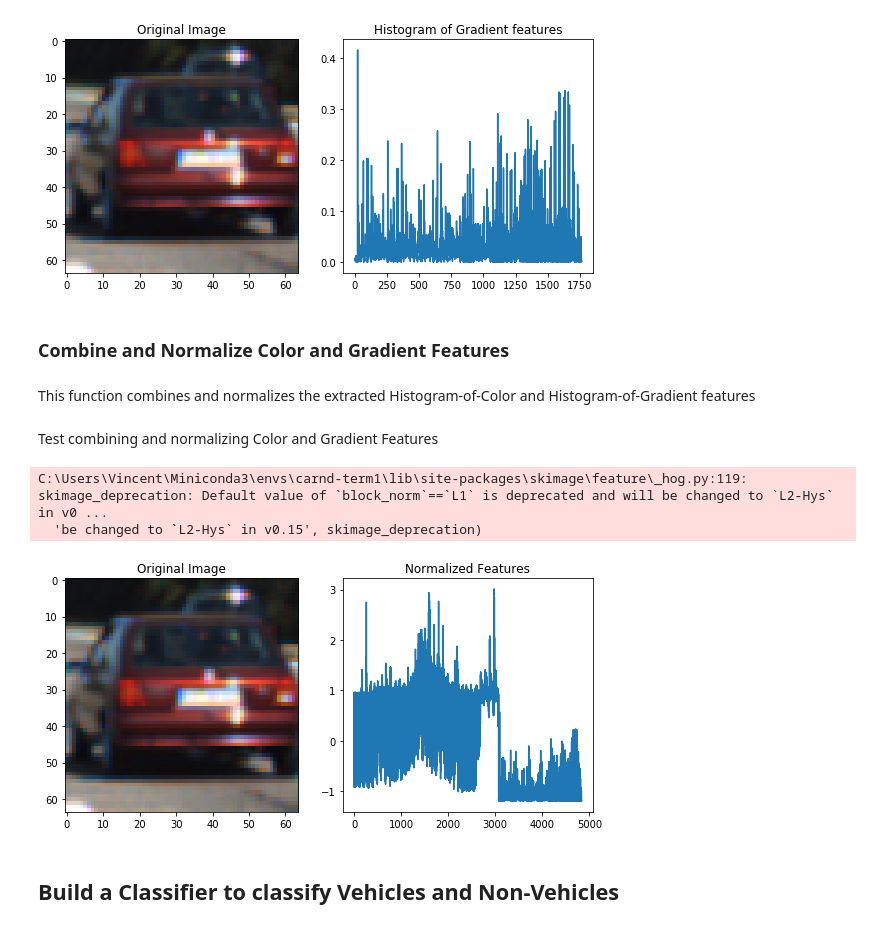
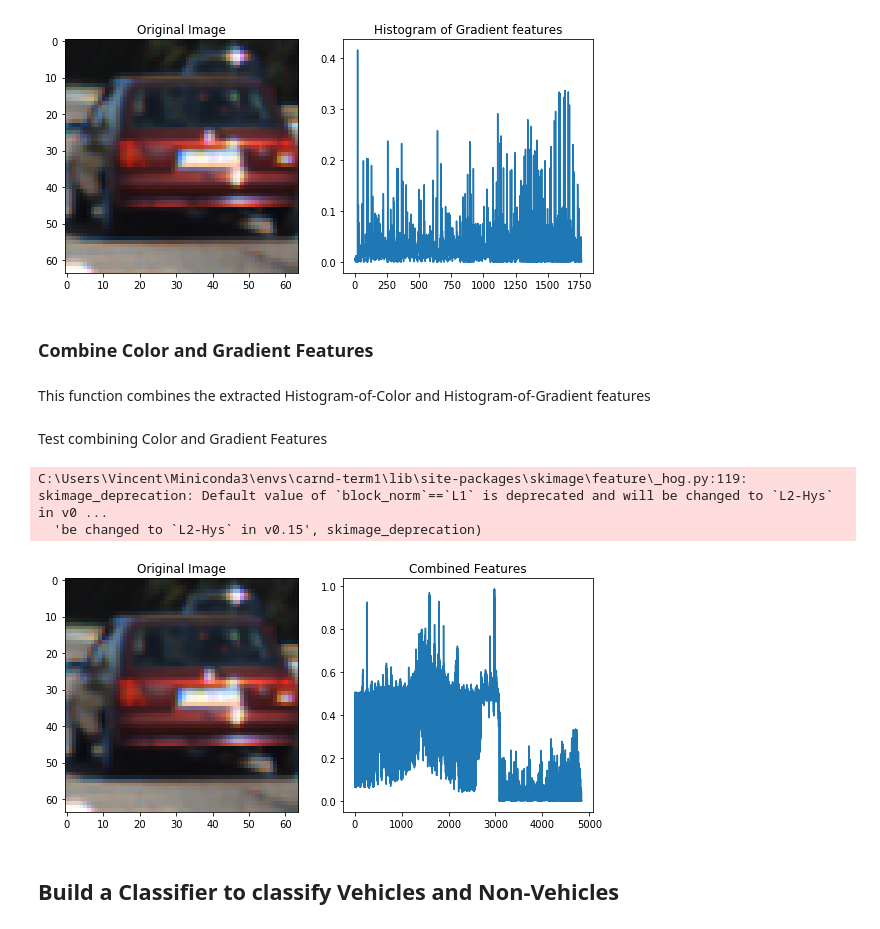
Before and after one commit to vinny-palumbo/AutonomousCars-VehicleDetection, a Jupyter notebook: pipeline.ipynb, the cells around one changed output. Cells and saved outputs as stored; diff of their text form; code cells hidden in the pictures.

```diff
--- a/pipeline.ipynb
+++ b/pipeline.ipynb
@@ -182,47 +182,39 @@ fig.tight_layout()
 # %% [output]
 [figure]
 # %% [markdown]
-### Combine and Normalize Color and Gradient Features
+### Combine Color and Gradient Features
 # %% [markdown]
-This function combines and normalizes the extracted Histogram-of-Color and Histogram-of-Gradient features
+This function combines the extracted Histogram-of-Color and Histogram-of-Gradient features
 # %%
 from sklearn.preprocessing import StandardScaler
 
-def combine_normalize_features(img, color_space, size, gray, orient, pix_per_cell, cell_per_block):
+def combine_features(img, color_space, size, gray, orient, pix_per_cell, cell_per_block):
     features_color = get_hoc_features(img, color_space, size)
     features_gradient = get_hog_features(gray, orient, pix_per_cell, cell_per_block, vis=False, feature_vec=True)
 
     # Create a list of feature vectors
     feature_list = np.concatenate((features_color, features_gradient))
 
-    # Create an array stack, NOTE: StandardScaler() expects np.float64
-    X = np.vstack(feature_list).astype(np.float64)
-
-    # Fit a per-column scaler
-    X_scaler = StandardScaler().fit(X)
-    # Apply the scaler to X
-    scaled_X = X_scaler.transform(X)
-
-    return scaled_X
+    return feature_list
 # %% [markdown]
-Test combining and normalizing Color and Gradient Features
+Test combining Color and Gradient Features
 # %%
-test_features_combined_normalized = combine_normalize_features(test_vehicle_image, test_color_space, test_size,
+test_features_combined = combine_features(test_vehicle_image, test_color_space, test_size,
                              test_gray, test_orient, test_pix_per_cell, test_cell_per_block)
 
-# Plot an example of raw and scaled features
+# Plot an example of raw and combined color and gradient features
 fig = plt.figure(figsize=(12,4))
 plt.subplot(131)
 plt.imshow(test_vehicle_image)
 plt.title('Original Image')
 plt.subplot(132)
-plt.plot(test_features_combined_normalized)
-plt.title('Normalized Features')
+plt.plot(test_features_combined)
+plt.title('Combined Features')
 fig.tight_layout()
 # %% [output]
 C:\Users\Vincent\Miniconda3\envs\carnd-term1\lib\site-packages\skimage\feature\_hog.py:119: skimage_deprecation: Default value of `block_norm`==`L1` is deprecated and will be changed to `L2-Hys` in v0 ...
   'be changed to `L2-Hys` in v0.15', skimage_deprecation)
-[figure, old version]
+[figure, new version]
 # %% [markdown]
 ## Build a Classifier to classify Vehicles and Non-Vehicles
 # %% [markdown]
```
Also changed, not shown: parts of 18 cells of this notebook.
